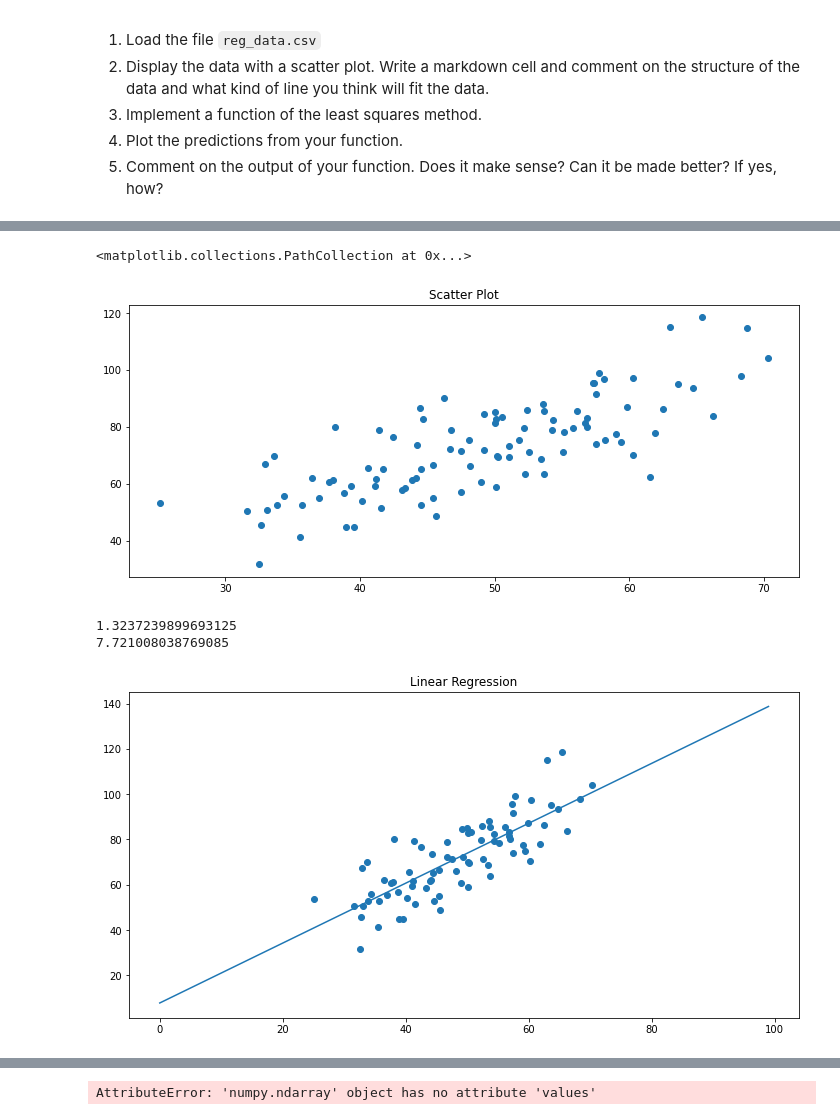
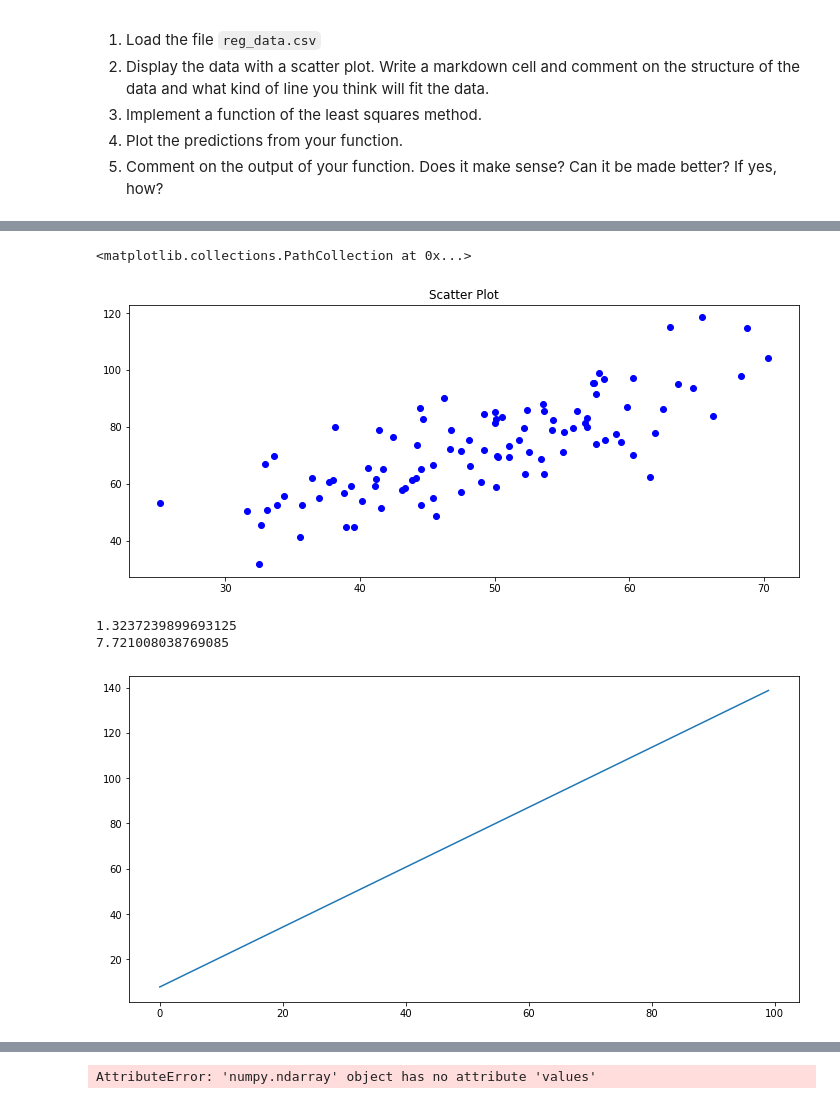
Before and after one commit to wojtekgradzinski/AISpring21, a Jupyter notebook: M3_Machine_Learning/D2 - Linear Regression/07ml2.ipynb, the cells around one changed output, grey strips where cells are left out. Cells and saved outputs as stored; diff of their text form; code cells hidden in the pictures.

```diff
--- a/M3_Machine_Learning/D2 - Linear Regression/07ml2.ipynb
+++ b/M3_Machine_Learning/D2 - Linear Regression/07ml2.ipynb
@@ -34,8 +50,8 @@ assert df.shape == (100,2)
 #plot the data (scatter)
 plt.figure(figsize=(12,5))
 plt.title('Scatter Plot')
-plt.scatter(df.X,df.Y)
+plt.scatter(df.X,df.Y, c='Blue')
 # %% [output]
 <matplotlib.collections.PathCollection at 0x...>
-[figure, old version]
+[figure, new version]
 # %%
@@ -80,12 +104,11 @@ print(a)
 assert abs(a - 7.72) <=0.03
 assert abs(b - 1.32) <=0.03
 # %%
+# Lets now plot a line
 rang = np.arange(0, 100)
 y = a + b * rang
 plt.figure(figsize=(12,6))
-plt.title('Linear Regression')
-plt.scatter(x_train, y_train)
 plt.plot(y)
 plt.show()
 # %% [output]
-[figure, old version]
+[figure, new version]
```
Also changed, not shown: parts of 10 cells of this notebook.
